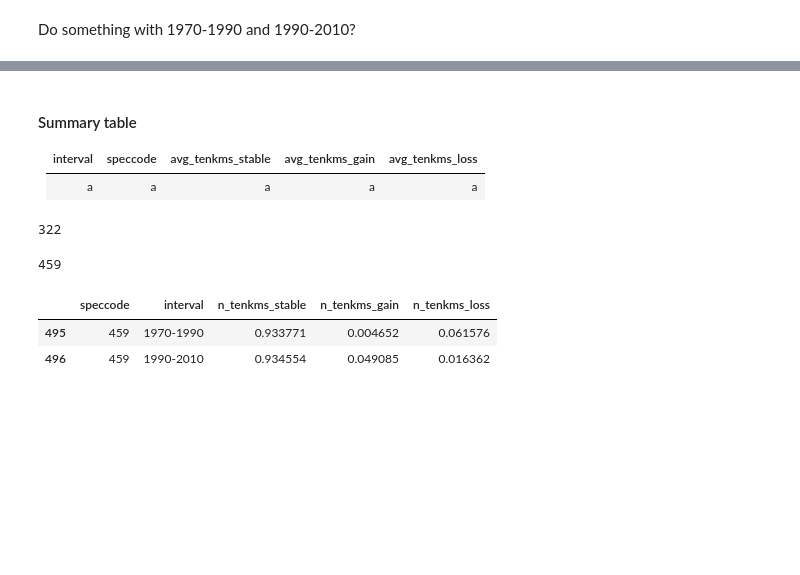
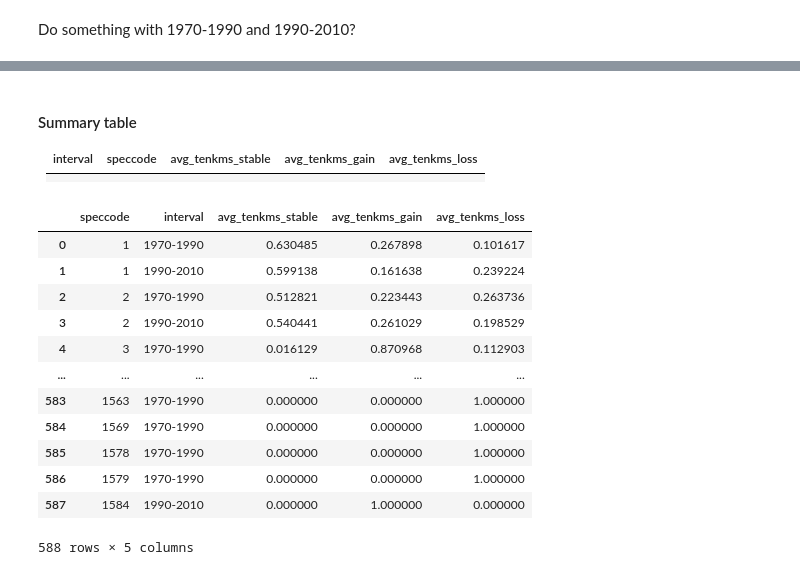
Before and after one commit to sjb296/bird-status-neural-networks, a Jupyter notebook: main.ipynb, the cells around one changed output, grey strips where cells are left out. Saved outputs shown, nothing was run; the diff lists cells and outputs as text; code cells hidden in the pictures; blank space fills up the shorter version.

```diff
--- a/main.ipynb
+++ b/main.ipynb
@@ -197,19 +194,28 @@ display(len(dist_changes[dist_changes["interval"] == "1970-2010"]["speccode"].un
 #### Summary table
 |interval|speccode|avg_tenkms_stable|avg_tenkms_gain|avg_tenkms_loss|
 |-|-|-|-|-|
-|a|a|a|a|a|
+||||||
 # %%
 # Group by "speccode" and "interval", and calculate the mean for each group
+dist_changes_two_ints = dist_changes.query("interval == '1970-1990' or interval == '1990-2010'")
 grouped = dist_changes_two_ints.groupby(["speccode", "interval"]).agg(
     {"n_tenkms_stable": "mean", "n_tenkms_gain": "mean", "n_tenkms_loss": "mean"}
 )
 grouped = grouped.reset_index()
-display(len(grouped["speccode"].unique()))
-display(len(conservation_status["speccode"].unique()))
-grouped[grouped["speccode"] == 459]
+grouped.columns = ["speccode", "interval", "avg_tenkms_stable", "avg_tenkms_gain", "avg_tenkms_loss"]
+dist_means = grouped
+dist_means
 # %% [output]
+|  | speccode | interval | avg_tenkms_stable | avg_tenkms_gain | avg_tenkms_loss |
+| 0 | 1 | 1970-1990 | 0.630485 | 0.267898 | 0.101617 |
+| 1 | 1 | 1990-2010 | 0.599138 | 0.161638 | 0.239224 |
+| 2 | 2 | 1970-1990 | 0.512821 | 0.223443 | 0.263736 |
+| 3 | 2 | 1990-2010 | 0.540441 | 0.261029 | 0.198529 |
+| 4 | 3 | 1970-1990 | 0.016129 | 0.870968 | 0.112903 |
+| ... | ... | ... | ... | ... | ... |
+| 583 | 1563 | 1970-1990 | 0.000000 | 0.000000 | 1.000000 |
+| 584 | 1569 | 1970-1990 | 0.000000 | 0.000000 | 1.000000 |
+| 585 | 1578 | 1970-1990 | 0.000000 | 0.000000 | 1.000000 |
+| 586 | 1579 | 1970-1990 | 0.000000 | 0.000000 | 1.000000 |
+| 587 | 1584 | 1990-2010 | 0.000000 | 1.000000 | 0.000000 |
-322
+588 rows × 5 columns
-459
-|  | speccode | interval | n_tenkms_stable | n_tenkms_gain | n_tenkms_loss |
-| 495 | 459 | 1970-1990 | 0.933771 | 0.004652 | 0.061576 |
-| 496 | 459 | 1990-2010 | 0.934554 | 0.049085 | 0.016362 |
```
Also changed, not shown: parts of 18 cells of this notebook.
